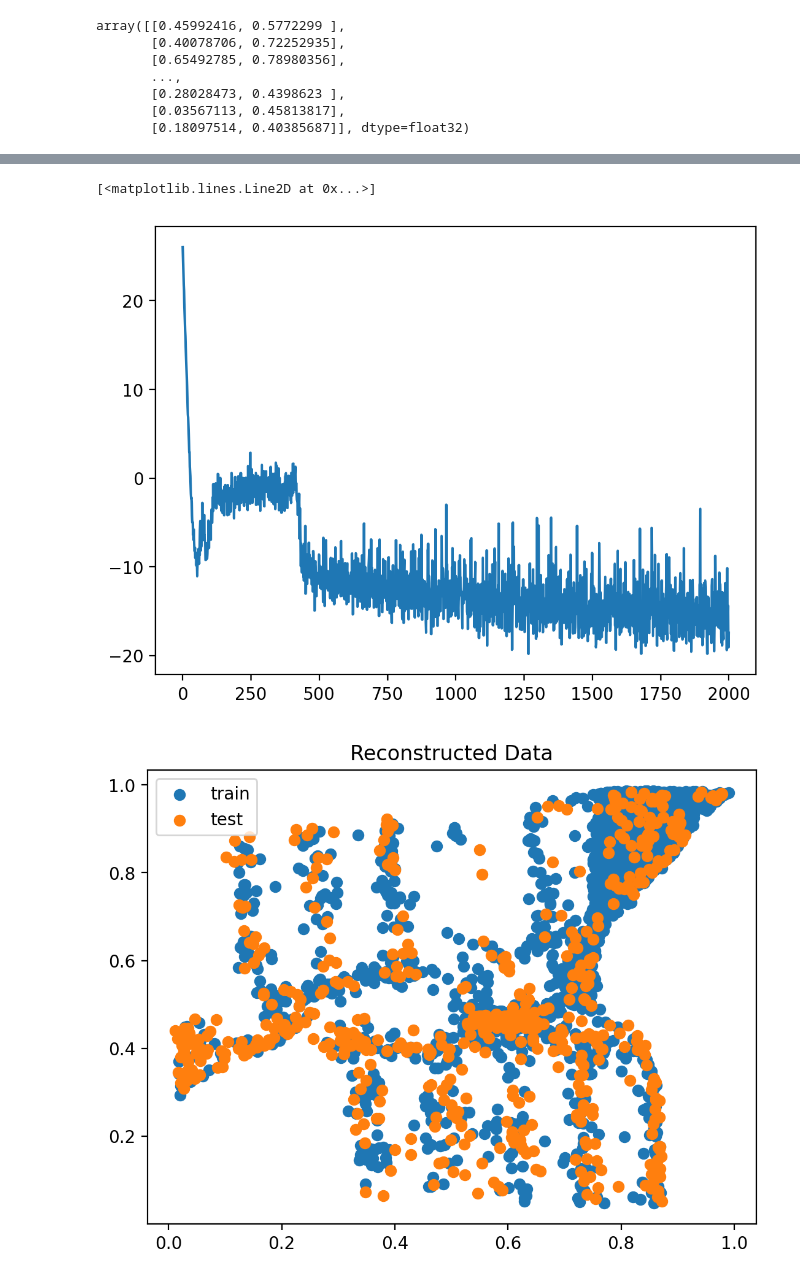
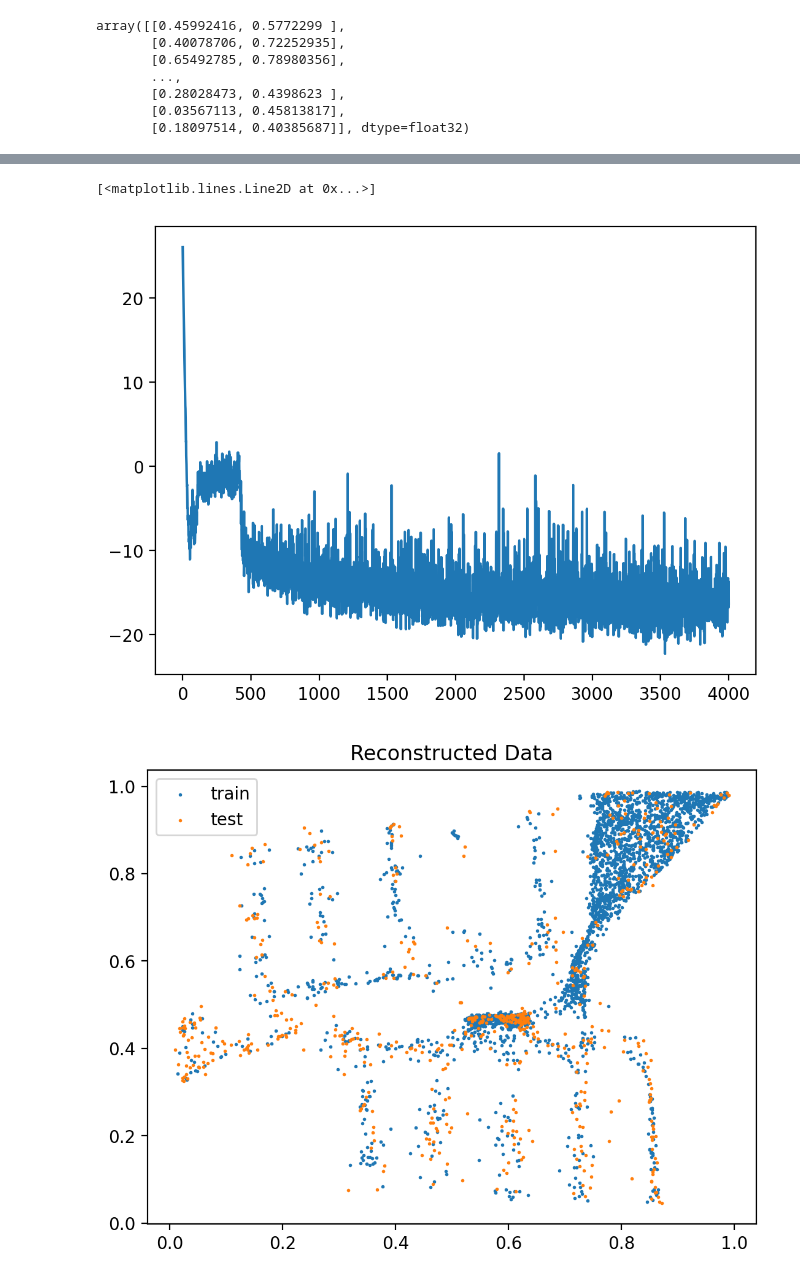
Before and after one commit to Erfan-Mashayekh/MLCMS, a Jupyter notebook: Exercise3/FireVac/FireVac.ipynb, the cells around one changed output, grey strips where cells are left out. Drawn from its saved outputs; the diff is of its cells as text; code cells hidden in the pictures.

```diff
--- a/Exercise3/FireVac/FireVac.ipynb
+++ b/Exercise3/FireVac/FireVac.ipynb
@@ -12,7 +12,9 @@ torch.manual_seed(0) # ensures reproducibility
 plt.rcParams['figure.dpi'] = 200
 DEVICE = 'cuda' if torch.cuda.is_available() else 'cpu'
 
-FIGURE_PATH = "figures/"
+FIGURE_PATH = "figures/T4_"
+INPUT_DIMENSION = 2
+LATENT_DIMS = 2
 
 %load_ext autoreload
 %autoreload 2
@@ -98,25 +94,26 @@ def train(autoencoder: VariationalAutoencoder,
 
     return autoencoder, loss_history
 # %%
-autoencoder, loss_history = train(autoencoder, train_data_loader, test_data_loader, epochs=1000, loss_history=loss_history)
+autoencoder, loss_history = train(autoencoder, train_data_loader, test_data_loader, epochs=3000, loss_history=loss_history)
 # %%
 plt.plot(loss_history)
 # %% [output]
 [<matplotlib.lines.Line2D at 0x...>]
-[figure, old version]
+[figure, new version]
 # %%
 reconstructed_train = autoencoder(Tensor(normalise(train_data)).to(DEVICE))
 reconstructed_train = reconstructed_train.to("cpu").detach().numpy()
 reconstructed_test = autoencoder(Tensor(normalise(test_data)).to(DEVICE))
 reconstructed_test = reconstructed_test.to("cpu").detach().numpy()
 # %%
-plt.scatter(reconstructed_train[:,0], reconstructed_train[:,1], label="train")
-plt.scatter(reconstructed_test[:,0], reconstructed_test[:,1], label="test")
+plt.scatter(reconstructed_train[:,0], reconstructed_train[:,1], label="train", s=1)
+plt.scatter(reconstructed_test[:,0], reconstructed_test[:,1], label="test", s=1)
 plt.legend()
 plt.title("Reconstructed Data")
+plt.savefig(FIGURE_PATH + "reconstructed.png", bbox_inches='tight')
 plt.show()
 # %% [output]
-[figure, old version]
+[figure, new version]
 # %%
 latent_random_samples = torch.randn((3000, 2))
 generated = autoencoder.decoder(latent_random_samples.to(DEVICE))
```
Also changed, not shown: parts of 4 cells of this notebook.
